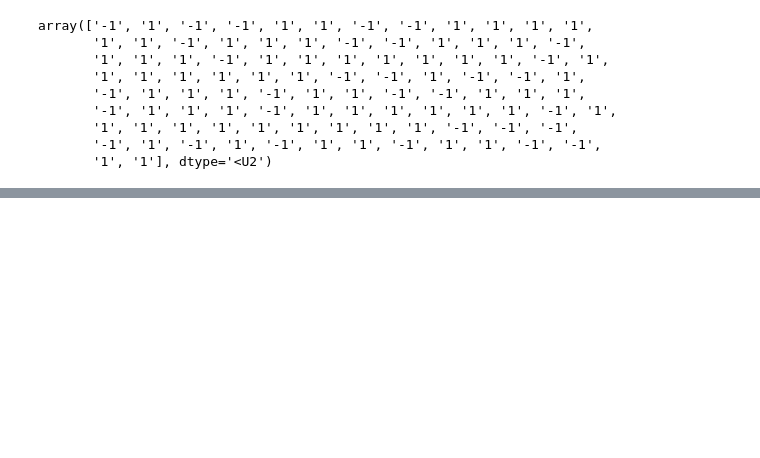
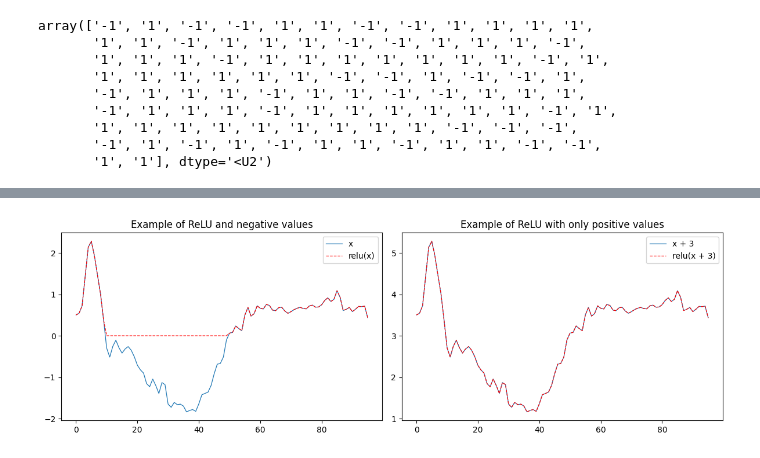
Before and after one commit to jose-gilberto/time_series_activations, a Jupyter notebook: notebooks/activation_figures.ipynb, the cells around one changed output, grey strips where cells are left out. Cells and saved outputs as stored; diff of their text form; code cells hidden in the pictures; blank space fills up the shorter version.

```diff
--- a/notebooks/activation_figures.ipynb
+++ b/notebooks/activation_figures.ipynb
@@ -104,0 +170,16 @@ plt.savefig('../figures/activations_comparinson.pdf')
+# %%
+fig = plt.figure(figsize=(12, 4))
+ax = fig.add_subplot(1, 2, 1)
+
+sns.lineplot(x=list(range(X_train.shape[-1])), y=X_train[y_train == '-1'][0, 0, :], ax=ax, label='x', linewidth=LINEWIDTH).set_title(f'Example of ReLU and negative values')
+sns.lineplot(x=list(range(X_train.shape[-1])), y=relu(X_train[y_train == '-1'][0, 0, :]), ax=ax, linewidth=LINEWIDTH, linestyle='dashed', color='red', label=f'relu(x)')
+
+ax = fig.add_subplot(1, 2, 2)
+
+sns.lineplot(x=list(range(X_train.shape[-1])), y=X_train[y_train == '-1'][0, 0, :] + 3, ax=ax, label='x + 3', linewidth=LINEWIDTH).set_title('Example of ReLU with only positive values')
+sns.lineplot(x=list(range(X_train.shape[-1])), y=relu(X_train[y_train == '-1'][0, 0, :] + 3), ax=ax, linewidth=LINEWIDTH, linestyle='dashed', color='red', label=f'relu(x + 3)')
+
+plt.tight_layout()
+plt.savefig('../figures/relu_example.pdf')
+# %% [output]
+[figure, added]
```
Also changed, not shown: parts of 3 cells of this notebook, 6 other files.
